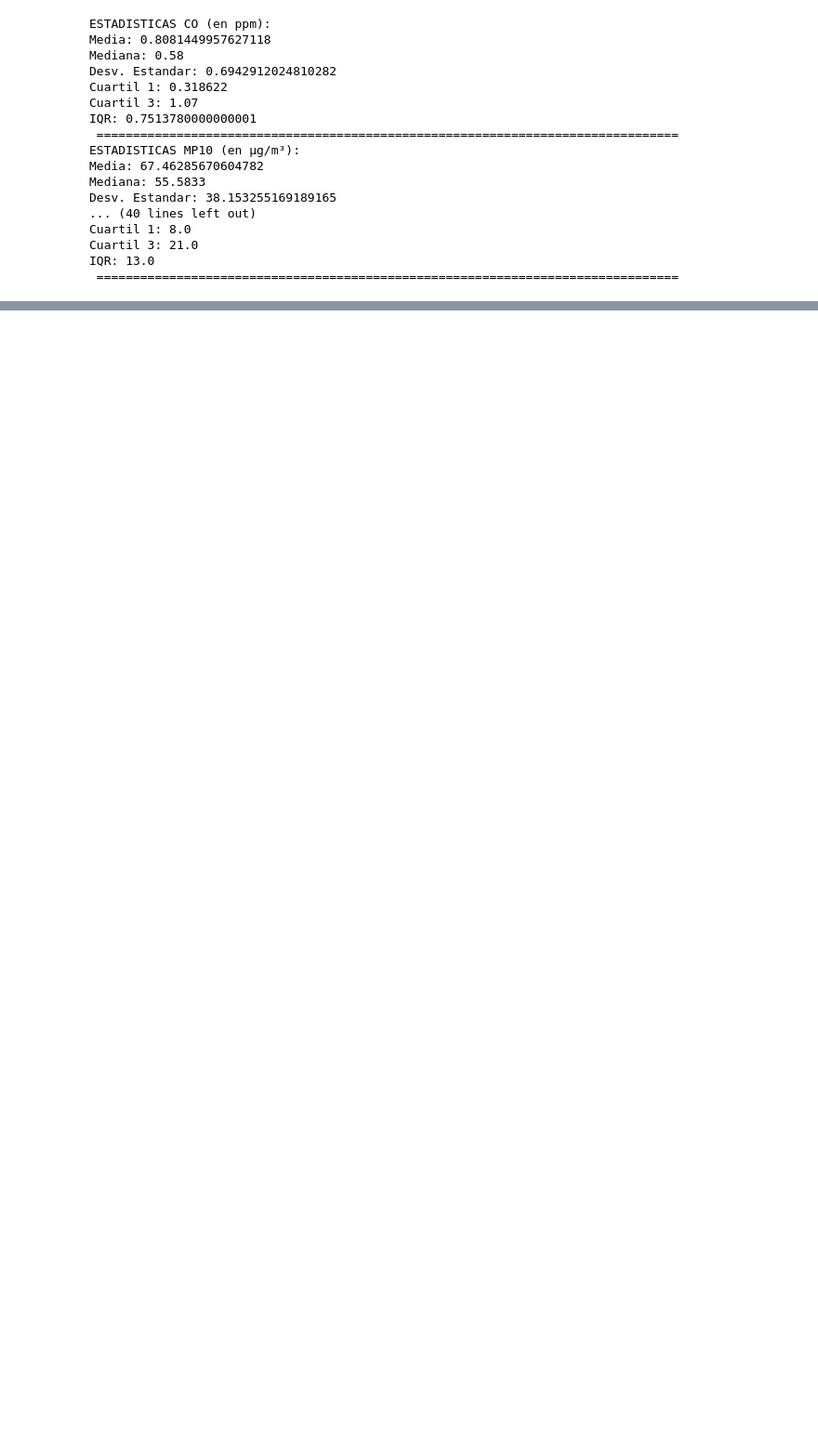
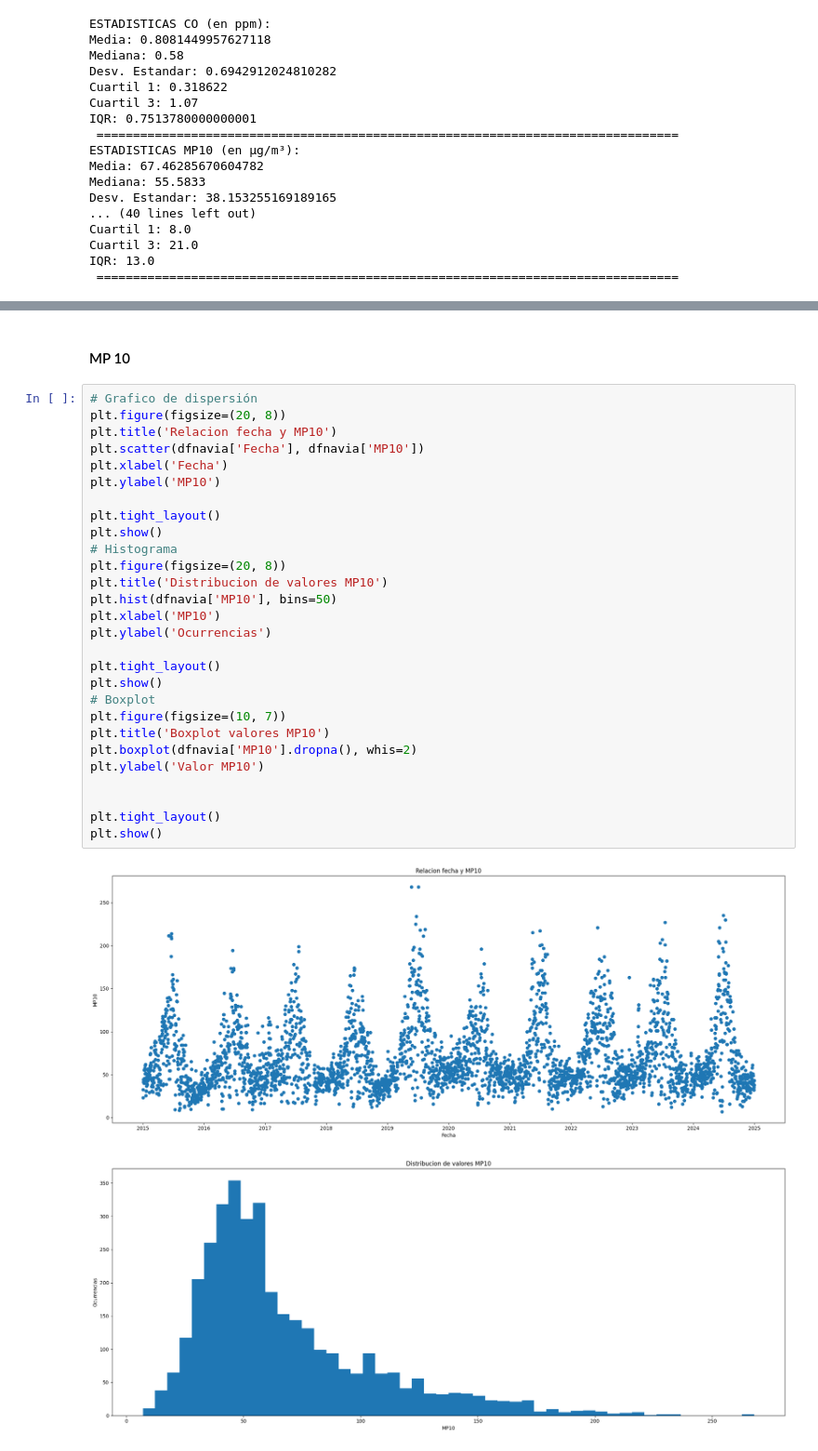
Before and after one commit to Seba-RC/AnalisisContaminacionAire, a Jupyter notebook: AnalisisDatos.ipynb, the cells around one changed output, grey strips where cells are left out. Shown at 93% size. Drawn from its saved outputs; the diff is of its cells as text; blank space fills up the shorter version.

Commit message:
+ analisis exploratorio cerro navia + visualizaciones cerro navia

```diff
--- a/AnalisisDatos.ipynb
+++ b/AnalisisDatos.ipynb
@@ -436,0 +446,33 @@ plt.show()
+# %% [markdown]
+#### MP 10
+# %%
+# Grafico de dispersión
+plt.figure(figsize=(20, 8))
+plt.title('Relacion fecha y MP10')
+plt.scatter(dfnavia['Fecha'], dfnavia['MP10'])
+plt.xlabel('Fecha')
+plt.ylabel('MP10')
+
+plt.tight_layout()
+plt.show()
+# Histograma
+plt.figure(figsize=(20, 8))
+plt.title('Distribucion de valores MP10')
+plt.hist(dfnavia['MP10'], bins=50)
+plt.xlabel('MP10')
+plt.ylabel('Ocurrencias')
+
+plt.tight_layout()
+plt.show()
+# Boxplot
+plt.figure(figsize=(10, 7))
+plt.title('Boxplot valores MP10')
+plt.boxplot(dfnavia['MP10'].dropna(), whis=2)
+plt.ylabel('Valor MP10')
+
+
+plt.tight_layout()
+plt.show()
+# %% [output]
+[figure, added]
+[figure, added]
```
Also changed, not shown: parts of 18 cells of this notebook.
